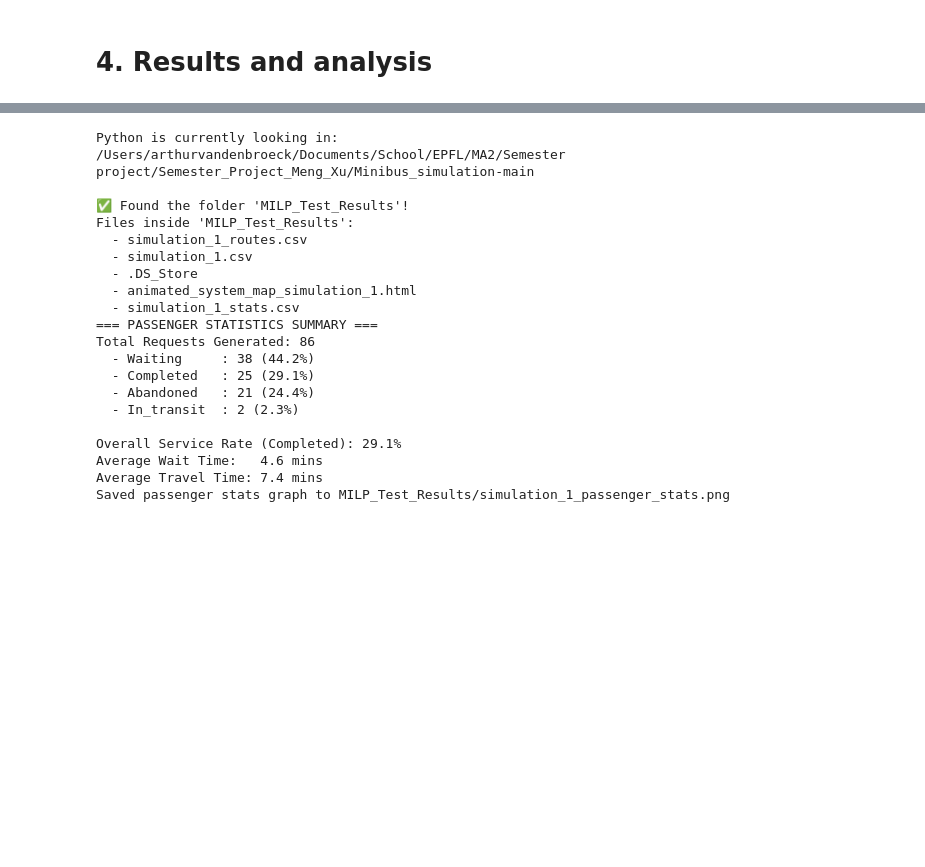
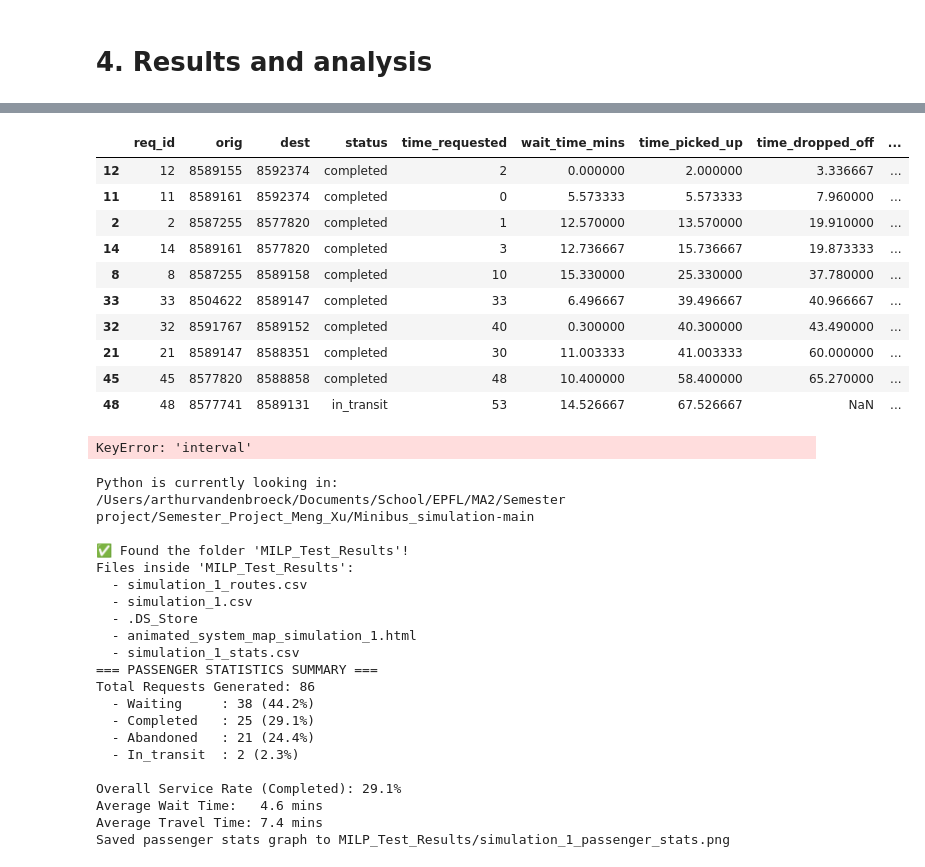
Before and after one commit to arthiu/Semester_Project_Meng_Xu, a Jupyter notebook: Minibus_simulation-main/Semester_project_final_arthur_final.ipynb, the cells around one changed output, grey strips where cells are left out. Cells and saved outputs as stored; diff of their text form; code cells hidden in the pictures; blank space fills up the shorter version.

```diff
--- a/Minibus_simulation-main/Semester_project_final_arthur_final.ipynb
+++ b/Minibus_simulation-main/Semester_project_final_arthur_final.ipynb
@@ -2554,3 +2693,27 @@ NameError: name 'routes' is not defined
+# %%
+df_pax[df_pax["assigned_bus"] == 0][cols_to_view].sort_values('time_picked_up').head(20)
+# %% [output]
+|  | req_id | orig | dest | status | time_requested | wait_time_mins | time_picked_up | time_dropped_off | ... |
+| 12 | 12 | 8589155 | 8592374 | completed | 2 | 0.000000 | 2.000000 | 3.336667 | ... |
+| 11 | 11 | 8589161 | 8592374 | completed | 0 | 5.573333 | 5.573333 | 7.960000 | ... |
+| 2 | 2 | 8587255 | 8577820 | completed | 1 | 12.570000 | 13.570000 | 19.910000 | ... |
+| 14 | 14 | 8589161 | 8577820 | completed | 3 | 12.736667 | 15.736667 | 19.873333 | ... |
+| 8 | 8 | 8587255 | 8589158 | completed | 10 | 15.330000 | 25.330000 | 37.780000 | ... |
+| 33 | 33 | 8504622 | 8589147 | completed | 33 | 6.496667 | 39.496667 | 40.966667 | ... |
+| 32 | 32 | 8591767 | 8589152 | completed | 40 | 0.300000 | 40.300000 | 43.490000 | ... |
+| 21 | 21 | 8589147 | 8588351 | completed | 30 | 11.003333 | 41.003333 | 60.000000 | ... |
+| 45 | 45 | 8577820 | 8588858 | completed | 48 | 10.400000 | 58.400000 | 65.270000 | ... |
+| 48 | 48 | 8577741 | 8589131 | in_transit | 53 | 14.526667 | 67.526667 | NaN | ... |
+# %%
+serviced_pax = len(df_pax[df_pax['status'] == 'completed'])
+rejection_rate = df_stats['reqs_rejected'].sum() / df_stats['new_reqs_presented'].sum()
+avg_wait = df_pax[df_pax['status'] == 'completed']['wait_time_mins'].mean()
+
+completed_pax = df_pax[df_pax['status'] == 'completed']
+avg_travel_time = (completed_pax['time_dropped_off'] - completed_pax['time_picked_up']).mean()
+capacity_over_time = df_routes.groupby('interval')['passenger_load'].mean()
+# %% [output]
+KeyError: 'interval'
 # %%
 import os
 import pandas as pd
```
Also changed, not shown: parts of 40 cells of this notebook, 23 other files.
